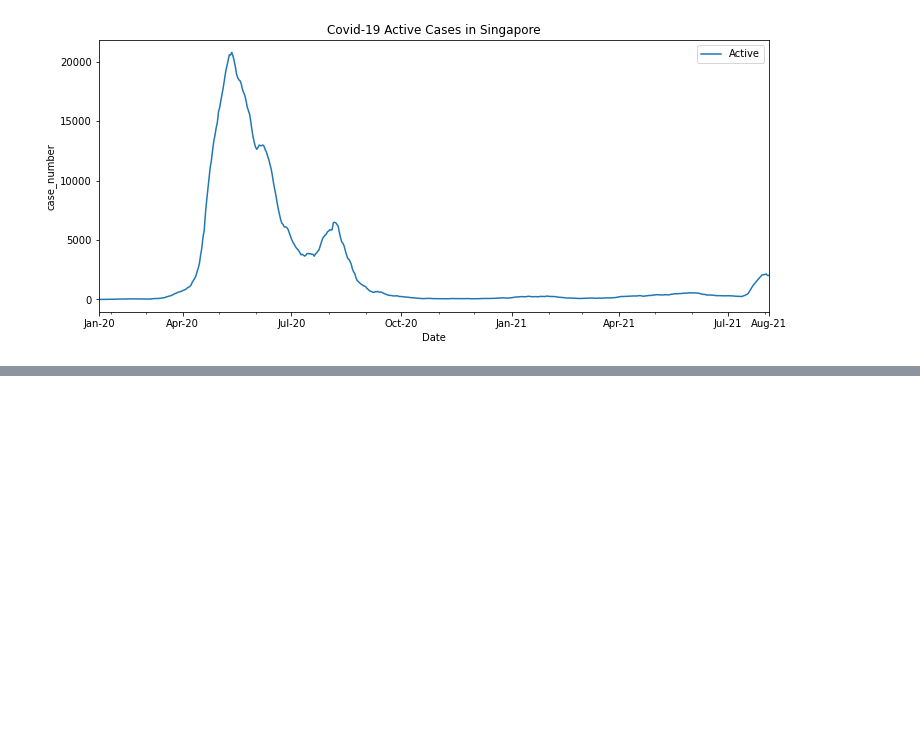
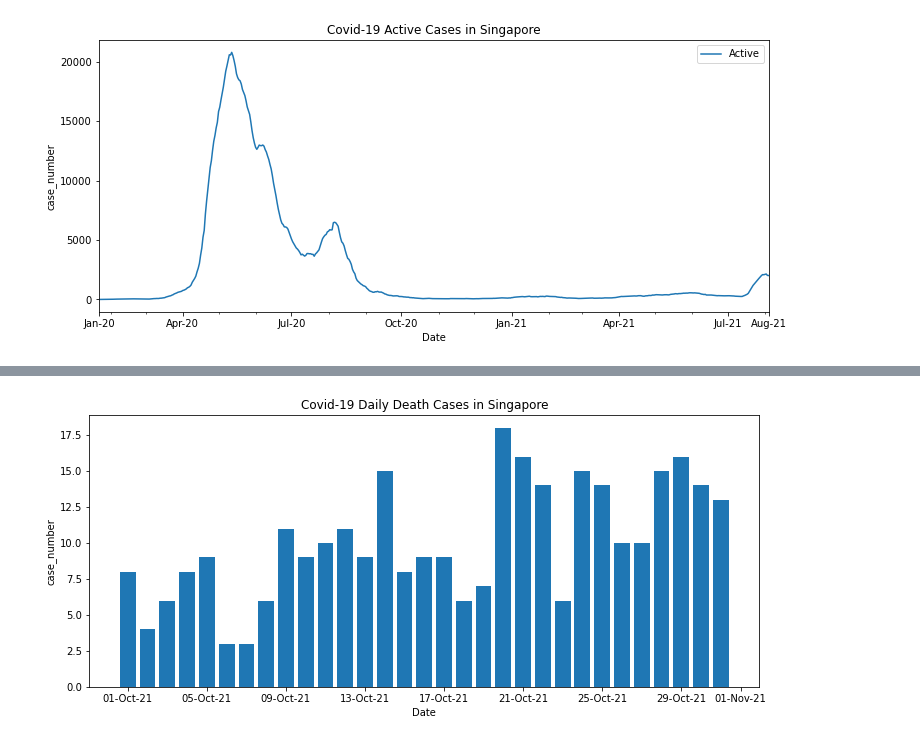
Before and after one commit to junhong950113/govtech_de, a Jupyter notebook: task4/Task4.ipynb, the cells around one changed output, grey strips where cells are left out. Cells and saved outputs as stored; diff of their text form; code cells hidden in the pictures; blank space fills up the shorter version.

```diff
--- a/task4/Task4.ipynb
+++ b/task4/Task4.ipynb
@@ -148,0 +105,23 @@ df_daily_full
+# %%
+#plot bar chart for daily_deaths cases in a given date range
+
+start_date_c="2021-10-01" #set the start date here
+end_date_d="2021-10-31" #set the end date here; can till latest date
+
+c=df_daily_full[df_daily_full["Date"].dt.strftime("%Y-%m-%d")==start_date_c].index.tolist()[0]
+d=df_daily_full[df_daily_full["Date"].dt.strftime("%Y-%m-%d")==end_date_d].index.tolist()[0]
+
+df_daily_deaths_date = df_daily_full.iloc[c:d+1,:]
+plt.bar(df_daily_deaths_date["Date"],df_daily_deaths_date["daily_deaths"])
+
+date_form = DateFormatter("%d-%b-%y")
+ax=plt.gca()
+ax.xaxis.set_major_formatter(date_form)
+
+plt.xlabel("Date")
+plt.ylabel("case_number")
+plt.title("Covid-19 Daily Death Cases in Singapore")
+
+plt.show()
+# %% [output]
+[figure, added]
```
Also changed, not shown: parts of 11 cells of this notebook.
